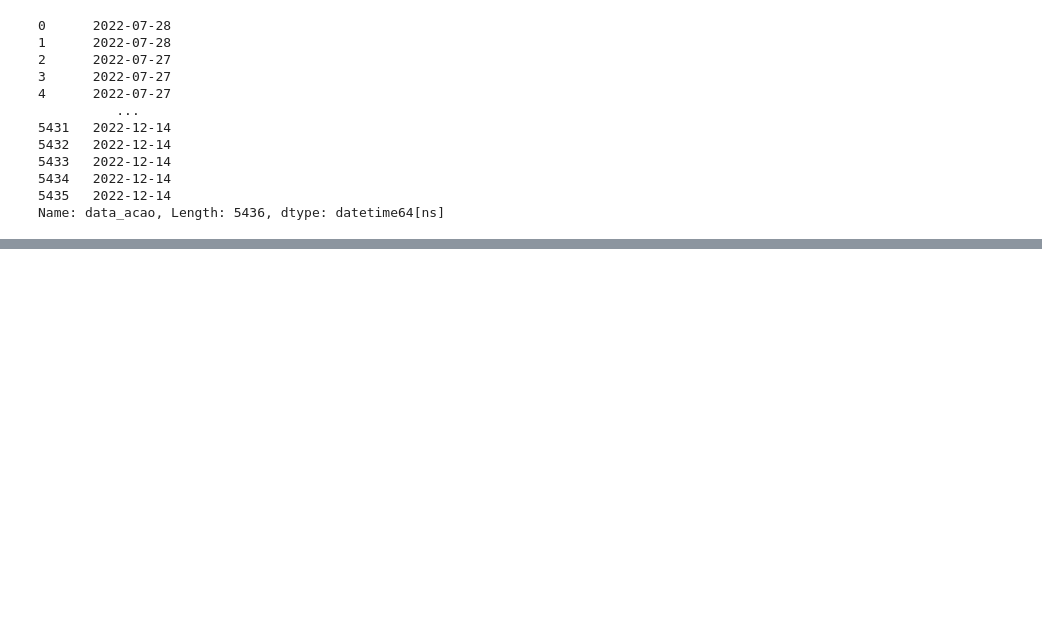
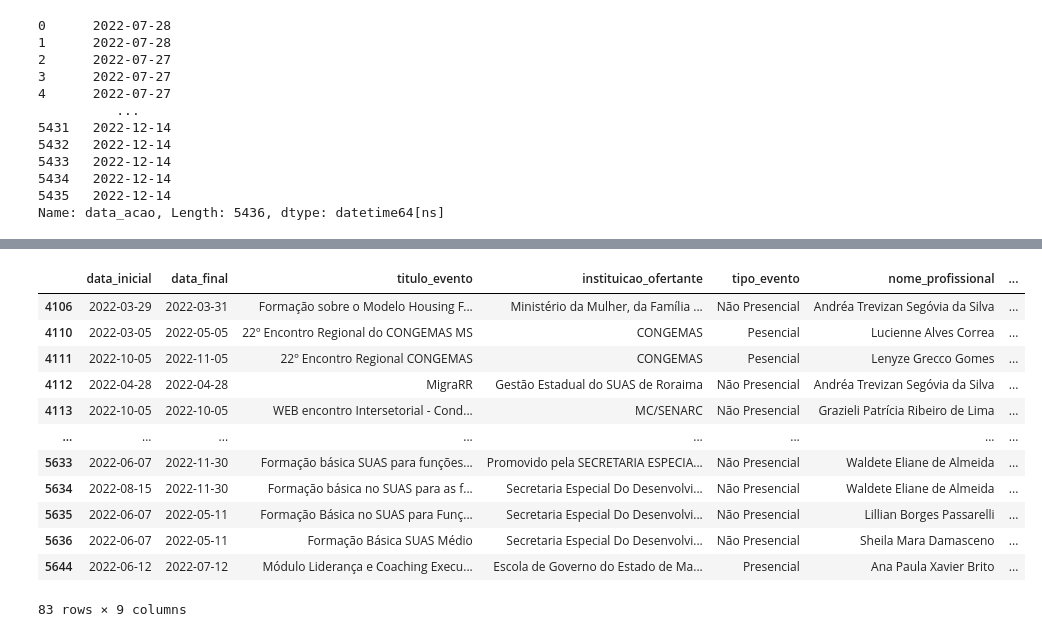
Before and after one commit to roversoncosta/registroSuas, a Jupyter notebook: jupyter.ipynb, the cells around one changed output, grey strips where cells are left out. Saved outputs shown, nothing was run; the diff lists cells and outputs as text; code cells hidden in the pictures; blank space fills up the shorter version.

Commit message:
import data from drive completegit add .git add .

```diff
--- a/jupyter.ipynb
+++ b/jupyter.ipynb
@@ -176,0 +179,19 @@ data_atnp.loc[data_atnp['email'].isna()]
+# %%
+import pandas as pd
+link_registros ='https://docs.google.com/spreadsheets/d/e/2PACX-1vSSSzbKEW5XI8PKTj9mueR1cGi_GlTeUOmWVYIm9-i-zbCoZpelscZv_YSj4MXVcf4kN-_VY0AFpNDm/pub?gid=1021085548&single=true&output=csv'
+reg = pd.read_csv(link_registros)
+reg  = reg.loc[reg['REGISTRAR:']=='EVENTOS DE FORMAÇÃO DA EQUIPE TÉCNICA ESTADUAL']\
+    [['Data de início','Data de término','Título do Evento','Instituição Ofertante','Característica do Evento','Nome do Profissional','Setor que atua',	'Descrição do evento','email']]
+
+df_evento = reg.rename(columns={
+    'Data de início':'data_inicial',
+    'Data de término':'data_final',
+    'Título do Evento':'titulo_evento',
+    'Instituição Ofertante':'instituicao_ofertante',
+    'Característica do Evento':'tipo_evento',
+    'Nome do Profissional':'nome_profissional',
+    'Setor que atua':'setor',
+    'Descrição do evento':'descricao_evento',
+    'email':'email'
+
+})
@@ -176,0 +230,18 @@ data_atnp.loc[data_atnp['email'].isna()]
+# %%
+df_evento['data_inicial'] = pd.to_datetime(df_evento['data_inicial'], errors='coerce')
+df_evento['data_final'] = pd.to_datetime(df_evento['data_final'], errors='coerce')
+df_evento
+# %% [output]
+|  | data_inicial | data_final | titulo_evento | instituicao_ofertante | tipo_evento | nome_profissional | ... |
+| 4106 | 2022-03-29 | 2022-03-31 | Formação sobre o Modelo Housing F... | Ministério da Mulher, da Família ... | Não Presencial | Andréa Trevizan Segóvia da Silva | ... |
+| 4110 | 2022-03-05 | 2022-05-05 | 22º Encontro Regional do CONGEMAS MS | CONGEMAS | Pesencial | Lucienne Alves Correa | ... |
+| 4111 | 2022-10-05 | 2022-11-05 | 22º Encontro Regional CONGEMAS | CONGEMAS | Pesencial | Lenyze Grecco Gomes | ... |
+| 4112 | 2022-04-28 | 2022-04-28 | MigraRR | Gestão Estadual do SUAS de Roraima | Não Presencial | Andréa Trevizan Segóvia da Silva | ... |
+| 4113 | 2022-10-05 | 2022-10-05 | WEB encontro Intersetorial - Cond... | MC/SENARC | Não Presencial | Grazieli Patrícia Ribeiro de Lima | ... |
+| ... | ... | ... | ... | ... | ... | ... | ... |
+| 5633 | 2022-06-07 | 2022-11-30 | Formação básica SUAS para funções... | Promovido pela SECRETARIA ESPECIA... | Não Presencial | Waldete Eliane de Almeida | ... |
+| 5634 | 2022-08-15 | 2022-11-30 | Formação básica no SUAS para as f... | Secretaria Especial Do Desenvolvi... | Não Presencial | Waldete Eliane de Almeida | ... |
+| 5635 | 2022-06-07 | 2022-05-11 | Formação Básica no SUAS para Funç... | Secretaria Especial Do Desenvolvi... | Não Presencial | Lillian Borges Passarelli | ... |
+| 5636 | 2022-06-07 | 2022-05-11 | Formação Básica SUAS Médio | Secretaria Especial Do Desenvolvi... | Não Presencial | Sheila Mara Damasceno | ... |
+| 5644 | 2022-06-12 | 2022-07-12 | Módulo Liderança e Coaching Execu... | Escola de Governo do Estado de Ma... | Presencial | Ana Paula Xavier Brito | ... |
+83 rows × 9 columns
```
Also changed, not shown: parts of 10 cells of this notebook, 21 other files.
